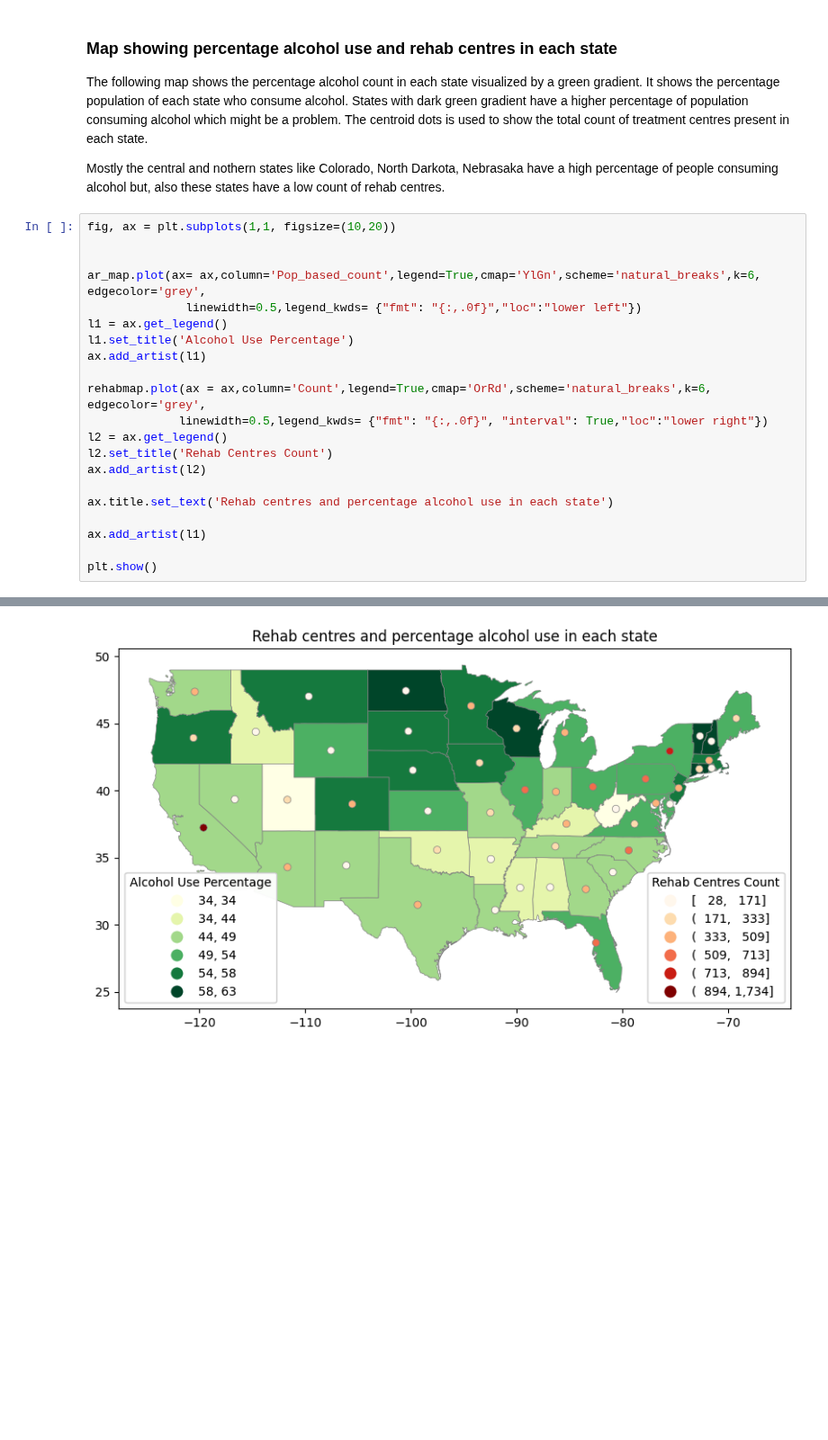
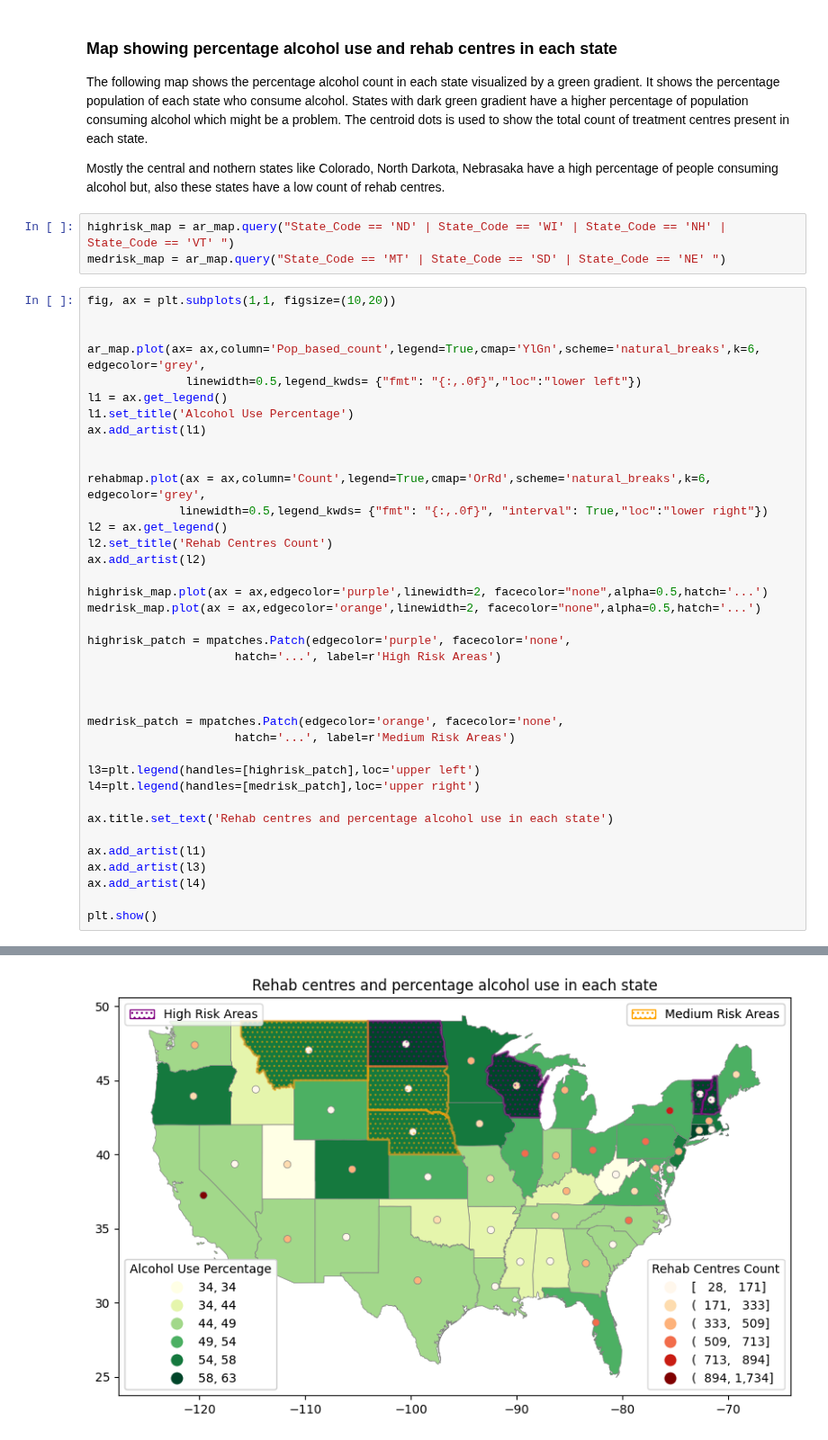
Before and after one commit to gauravshetty98/Analyzing-Statewise-Substance-Abuse-And-Its-Correalation, a Jupyter notebook: map_ps0.ipynb, the cells around one changed output, grey strips where cells are left out. Shown at 90% size. Saved outputs shown, nothing was run; the diff lists cells and outputs as text; blank space fills up the shorter version.

```diff
--- a/map_ps0.ipynb
+++ b/map_ps0.ipynb
@@ -653,6 +660,9 @@ plt.show()
 The following map shows the percentage alcohol count in each state visualized by a green gradient. It shows the percentage population of each state who consume alcohol. States with dark green gradient have a higher percentage of population consuming alcohol which might be a problem. The centroid dots is used to show the total count of treatment centres present in each state.
 
 Mostly the central and nothern states like Colorado, North Darkota, Nebrasaka have a high percentage of people consuming alcohol but, also these states have a low count of rehab centres.
+# %%
+highrisk_map = ar_map.query("State_Code == 'ND' | State_Code == 'WI' | State_Code == 'NH' | State_Code == 'VT' ")
+medrisk_map = ar_map.query("State_Code == 'MT' | State_Code == 'SD' | State_Code == 'NE' ")
 # %%
 fig, ax = plt.subplots(1,1, figsize=(10,20))
 
@@ -663,15 +673,32 @@ l1 = ax.get_legend()
 l1.set_title('Alcohol Use Percentage')
 ax.add_artist(l1)
 
+
 rehabmap.plot(ax = ax,column='Count',legend=True,cmap='OrRd',scheme='natural_breaks',k=6, edgecolor='grey',
              linewidth=0.5,legend_kwds= {"fmt": "{:,.0f}", "interval": True,"loc":"lower right"})
 l2 = ax.get_legend()
 l2.set_title('Rehab Centres Count')
 ax.add_artist(l2)
 
+highrisk_map.plot(ax = ax,edgecolor='purple',linewidth=2, facecolor="none",alpha=0.5,hatch='...')
+medrisk_map.plot(ax = ax,edgecolor='orange',linewidth=2, facecolor="none",alpha=0.5,hatch='...')
+
+highrisk_patch = mpatches.Patch(edgecolor='purple', facecolor='none',
+                     hatch='...', label=r'High Risk Areas')
+
+
+
+medrisk_patch = mpatches.Patch(edgecolor='orange', facecolor='none',
+                     hatch='...', label=r'Medium Risk Areas')
+
+l3=plt.legend(handles=[highrisk_patch],loc='upper left')
+l4=plt.legend(handles=[medrisk_patch],loc='upper right')
+
 ax.title.set_text('Rehab centres and percentage alcohol use in each state')
 
 ax.add_artist(l1)
+ax.add_artist(l3)
+ax.add_artist(l4)
 
 plt.show()
 # %% [output]
@@ -683 +714 @@ plt.show()
-[figure, old version]
+[figure, new version]
```
Also changed, not shown: parts of 9 cells of this notebook.
